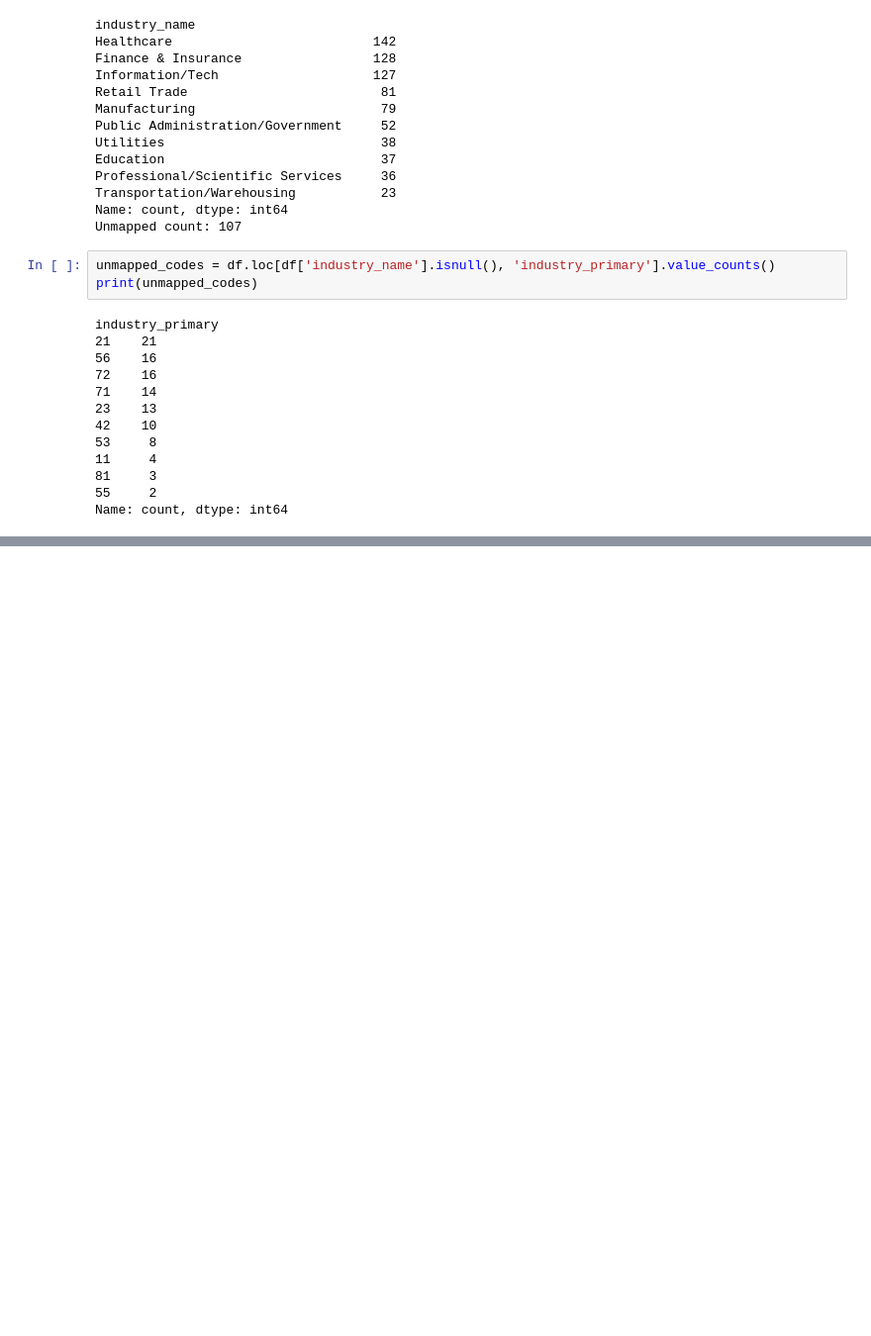
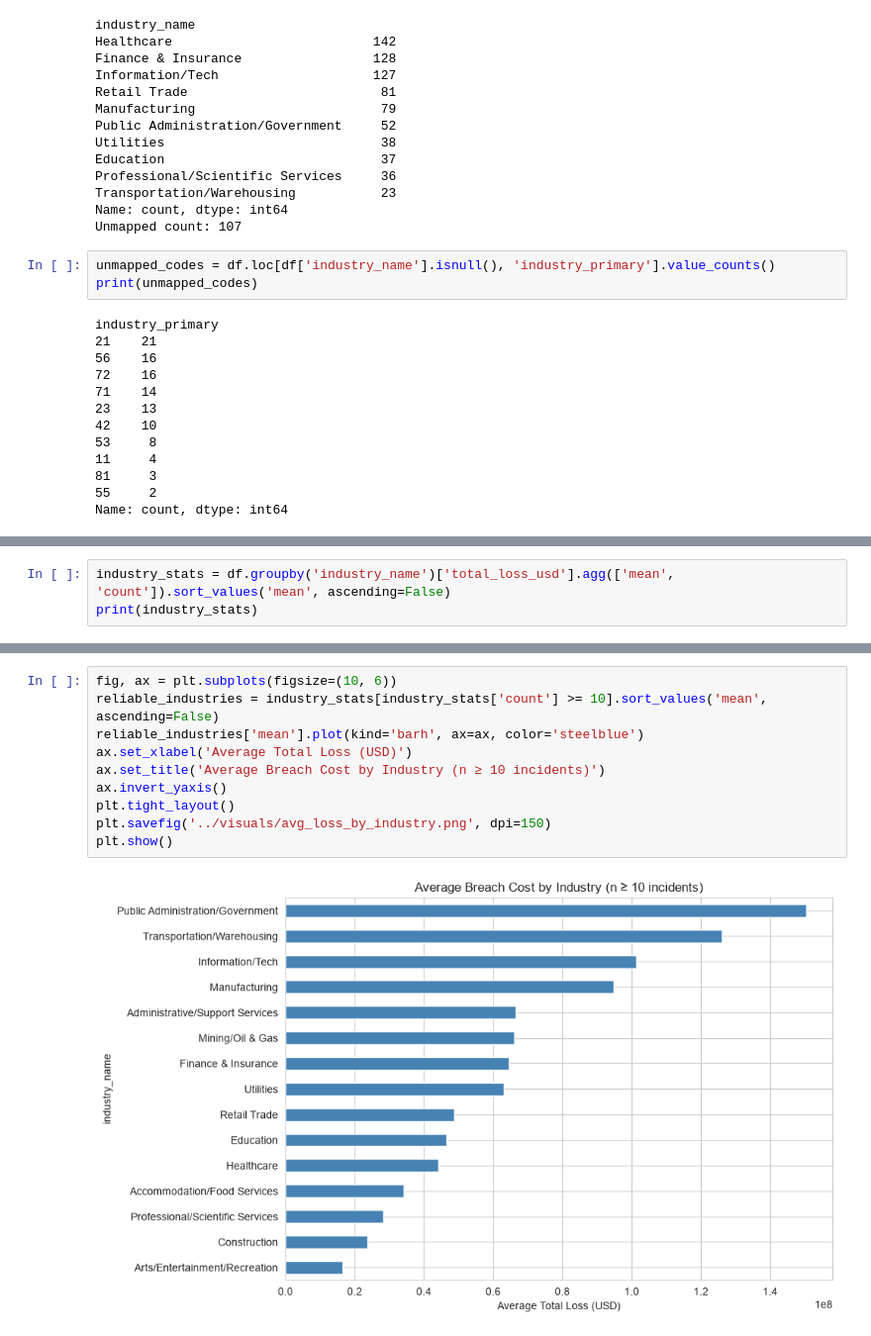
Before and after one commit to womanvitha/cyber-breach-impact-analysis, a Jupyter notebook: notebooks/01_exploration.ipynb, the cells around one changed output, grey strips where cells are left out. Shown at 99% size. Drawn from its saved outputs; the diff is of its cells as text; blank space fills up the shorter version.

```diff
--- a/notebooks/01_exploration.ipynb
+++ b/notebooks/01_exploration.ipynb
@@ -200,0 +266,3 @@ Name: count, dtype: int64
+# %%
+industry_stats = df.groupby('industry_name')['total_loss_usd'].agg(['mean', 'count']).sort_values('mean', ascending=False)
+print(industry_stats)
@@ -200,0 +287,12 @@ Name: count, dtype: int64
+# %%
+fig, ax = plt.subplots(figsize=(10, 6))
+reliable_industries = industry_stats[industry_stats['count'] >= 10].sort_values('mean', ascending=False)
+reliable_industries['mean'].plot(kind='barh', ax=ax, color='steelblue')
+ax.set_xlabel('Average Total Loss (USD)')
+ax.set_title('Average Breach Cost by Industry (n ≥ 10 incidents)')
+ax.invert_yaxis()
+plt.tight_layout()
+plt.savefig('../visuals/avg_loss_by_industry.png', dpi=150)
+plt.show()
+# %% [output]
+[figure, added]
```
Also changed, not shown: parts of 6 cells of this notebook, 3 other files.
